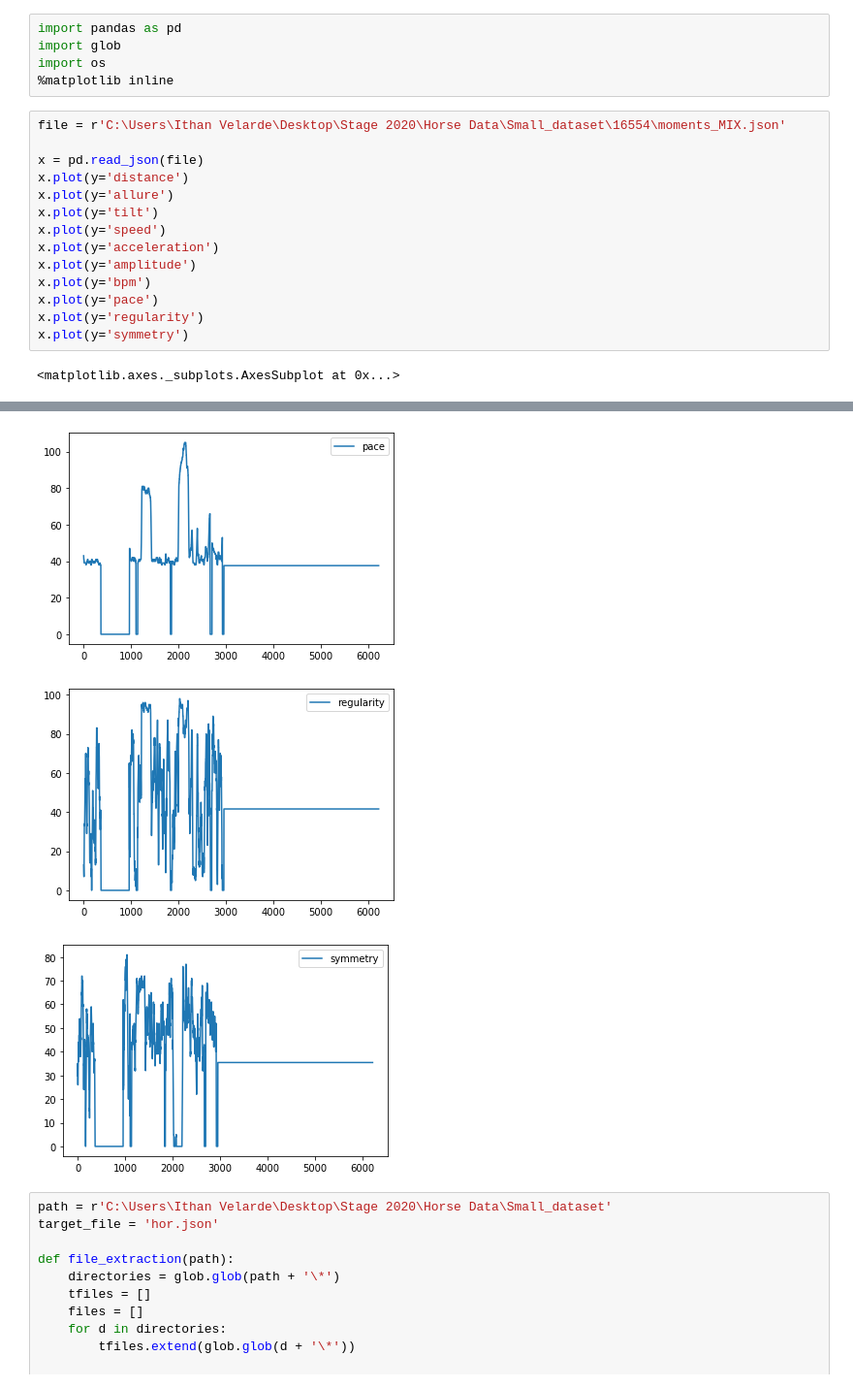
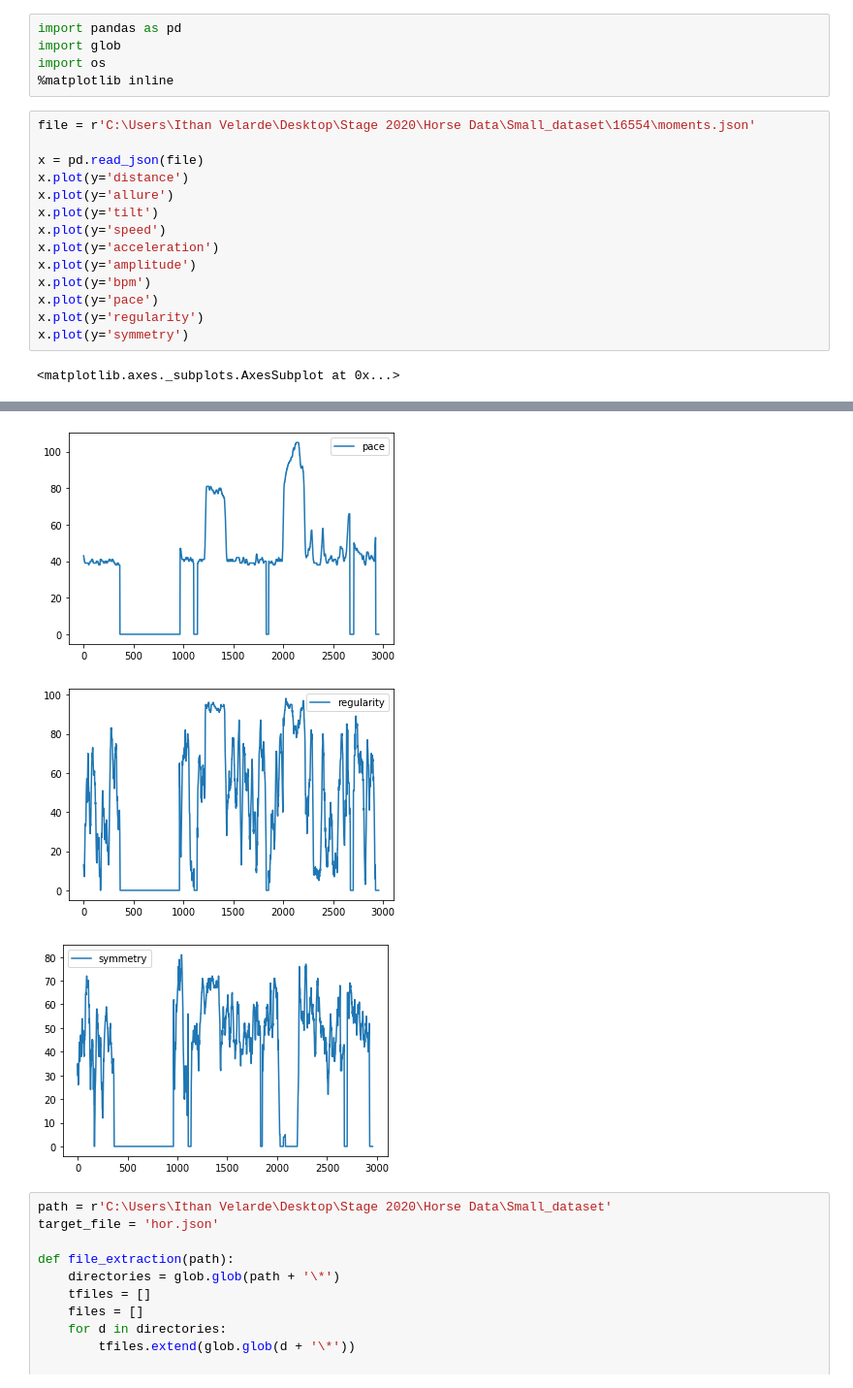
Before and after one commit to Ithanvelreq/Stage-2020, a Jupyter notebook: Data visualisation.ipynb, the cells around one changed output, grey strips where cells are left out. Shown at 97% size. Cells and saved outputs as stored; diff of their text form.

```diff
--- a/Data visualisation.ipynb
+++ b/Data visualisation.ipynb
@@ -4,7 +4,7 @@ import glob
 import os
 %matplotlib inline
 # %%
-file = r'C:\Users\Ithan Velarde\Desktop\Stage 2020\Horse Data\Small_dataset\16554\moments_MIX.json'
+file = r'C:\Users\Ithan Velarde\Desktop\Stage 2020\Horse Data\Small_dataset\16554\moments.json'
 
 x = pd.read_json(file)
 x.plot(y='distance')
@@ -29,6 +29,6 @@ x.plot(y='symmetry')
-[figure, old version]
+[figure, new version]
-[figure, old version]
+[figure, new version]
-[figure, old version]
+[figure, new version]
 # %%
 path = r'C:\Users\Ithan Velarde\Desktop\Stage 2020\Horse Data\Small_dataset'
 target_file = 'hor.json'
```
Also changed, not shown: parts of 1 cell of this notebook, 2 other files.
